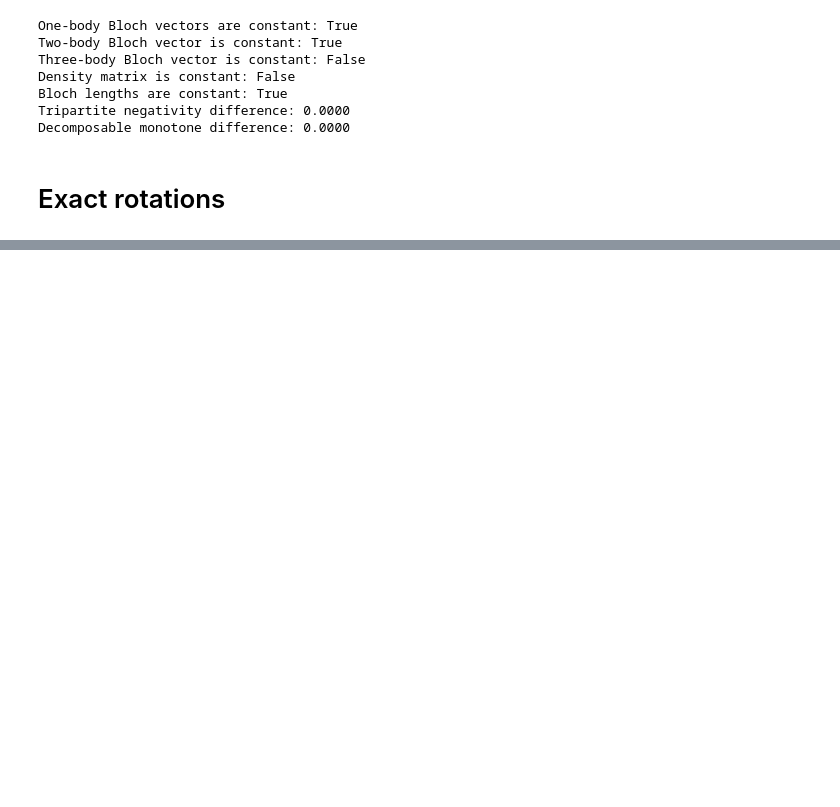
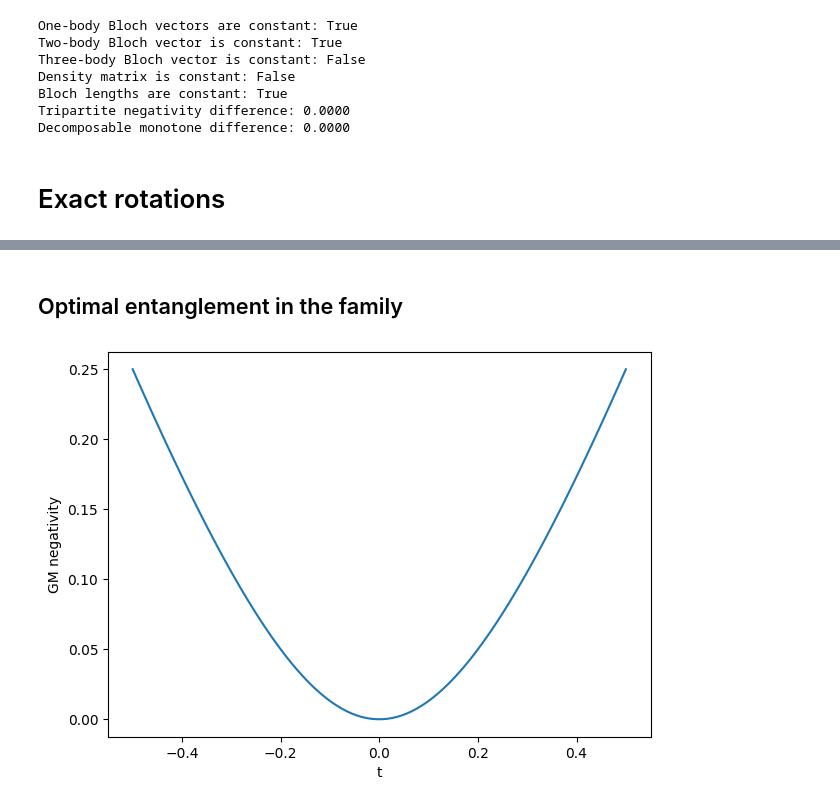
Before and after one commit to Garcia-Velo/-2024--bloch-lengths, a Jupyter notebook: notebooks/experiments/counterexamples/three_qubits.ipynb, the cells around one changed output, grey strips where cells are left out. Cells and saved outputs as stored; diff of their text form; code cells hidden in the pictures; blank space fills up the shorter version.

```diff
--- a/notebooks/experiments/counterexamples/three_qubits.ipynb
+++ b/notebooks/experiments/counterexamples/three_qubits.ipynb
@@ -112,7 +115,7 @@ dn, N = 2, 3
 dim = [dn]*N
 d = int(np.prod(dim))
 
-pauli_basis = compute_pauli_basis()
+pauli_basis = generate_pauli_basis()
 
 local_bases = [pauli_basis.copy()] * N
 local_basis_sizes = [len(basis) for basis in local_bases]
@@ -225,7 +226,7 @@ def iterate_k_nonzero_arrays(k, size, min_value = 1, max_value = 10):
 z = np.array([0, 0, 1])
 zz = compute_tensor_product([z, z])
 zzz = compute_tensor_product([z, z, z])
-a, b = 1, 1
+a, b = 0.5, 0.5
 r = {(1,): a * z, (2,): a * z, (3,): a * z,
      (1, 2): b * zz, (1, 3): b * zz, (2, 3): b * zz,
      (1, 2, 3): zzz}
@@ -350,0 +333,15 @@ for r_123 in iterate_k_nonzero_arrays(k_123, size = 27, max_value = 1):
+# %%
+r_rot = r.copy()
+
+r_123 = np.array([-1, 0, 0, 0, 1, 0, 0, 0, 0, 0, 1, 0, 1, 0, 0, 0, 0, 0, 0, 0, 0, 0, 0, 0, 0, 0, 0])
+r_rot[(1, 2, 3)] = r_123 / np.linalg.norm(r_123)
+rho_rot = compute_dm_from_bloch(tensor_basis, subset_index_map, r_rot)
+
+is_valid, _ = compute_is_valid_dm(rho_rot)
+print("Is a valid dm?", is_valid)
+
+N_rot = compute_tripartite_negativity(dim, rho_rot)
+W_rot = compute_gm_negativity(dim, rho_rot)
+
+print(f"Tripartite negativity: {N_rot:.4f}")
+print(f"GM negativity: {W_rot:.4f}")
@@ -350,0 +439,26 @@ for r_123 in iterate_k_nonzero_arrays(k_123, size = 27, max_value = 1):
+# %% [markdown]
+## Optimal entanglement in the family
+# %%
+z = np.array([0, 0, 1])
+zz = compute_tensor_product([z, z])
+a, b = 0.5, 0.5
+
+T = np.linspace(-0.5, 0.5, 100)
+
+W_rot = []
+for t in T:
+     r_123 = r_123 = np.array([-t, 0, 0, 0, t, 0, 0, 0, 0, 0, t, 0, t, 0, 0, 0, 0, 0, 0, 0, 0, 0, 0, 0, 0, 0, 0])
+     r_rot = {(1,): a * z, (2,): a * z, (3,): a * z,
+          (1, 2): b * zz, (1, 3): b * zz, (2, 3): b * zz,
+          (1, 2, 3): r_123}
+
+     rho_rot = compute_dm_from_bloch(tensor_basis, subset_index_map, r_rot)
+     W_rot.append(2 * compute_gm_negativity(dim, rho_rot))
+
+fig, ax = plt.subplots(figsize=(7, 5))
+ax.plot(T, W_rot)
+
+ax.set(xlabel = 't', ylabel = 'GM negativity')
+plt.show()
+# %% [output]
+[figure, added]
```
Also changed, not shown: parts of 14 cells of this notebook, 4 other files.
